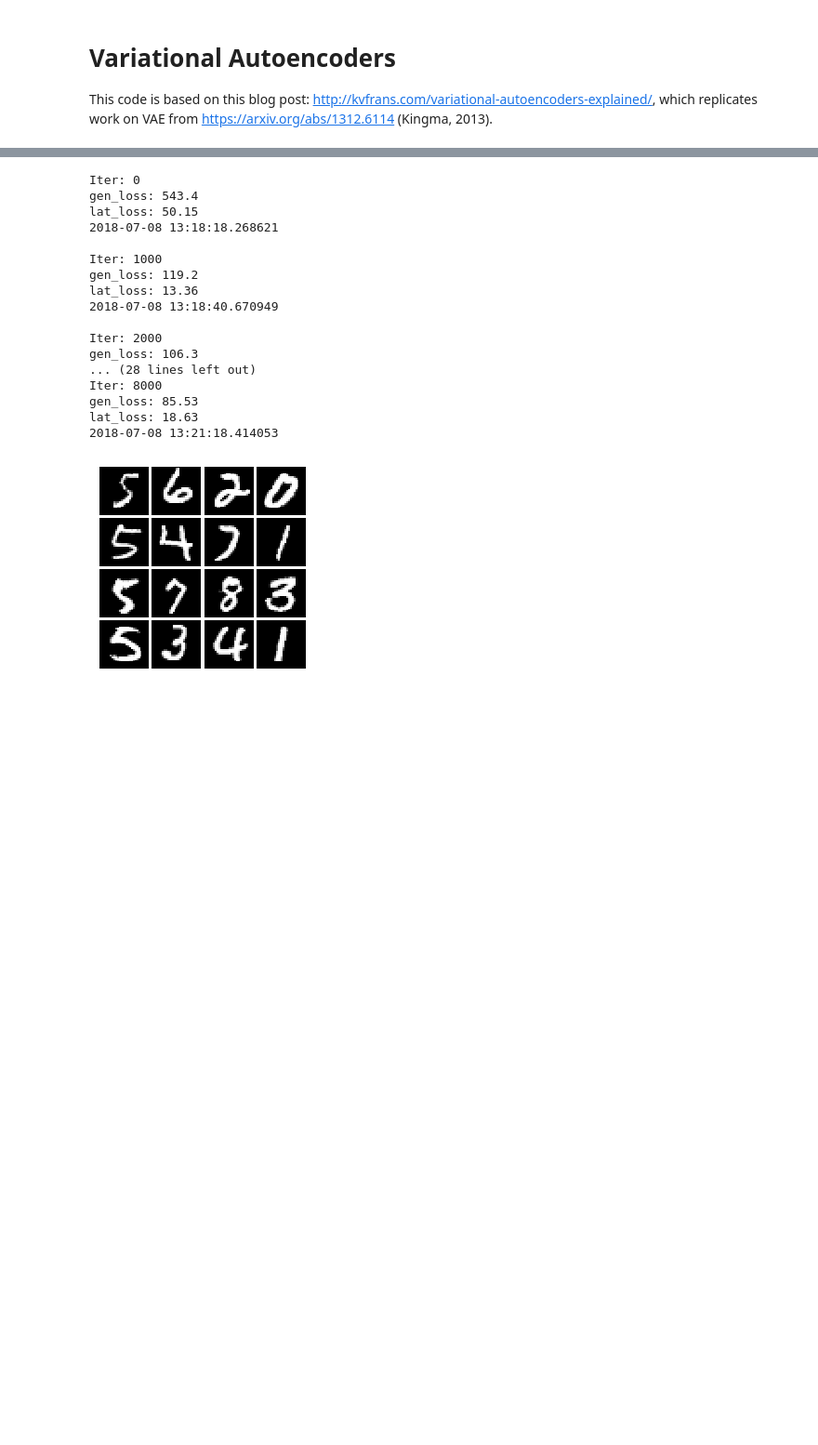
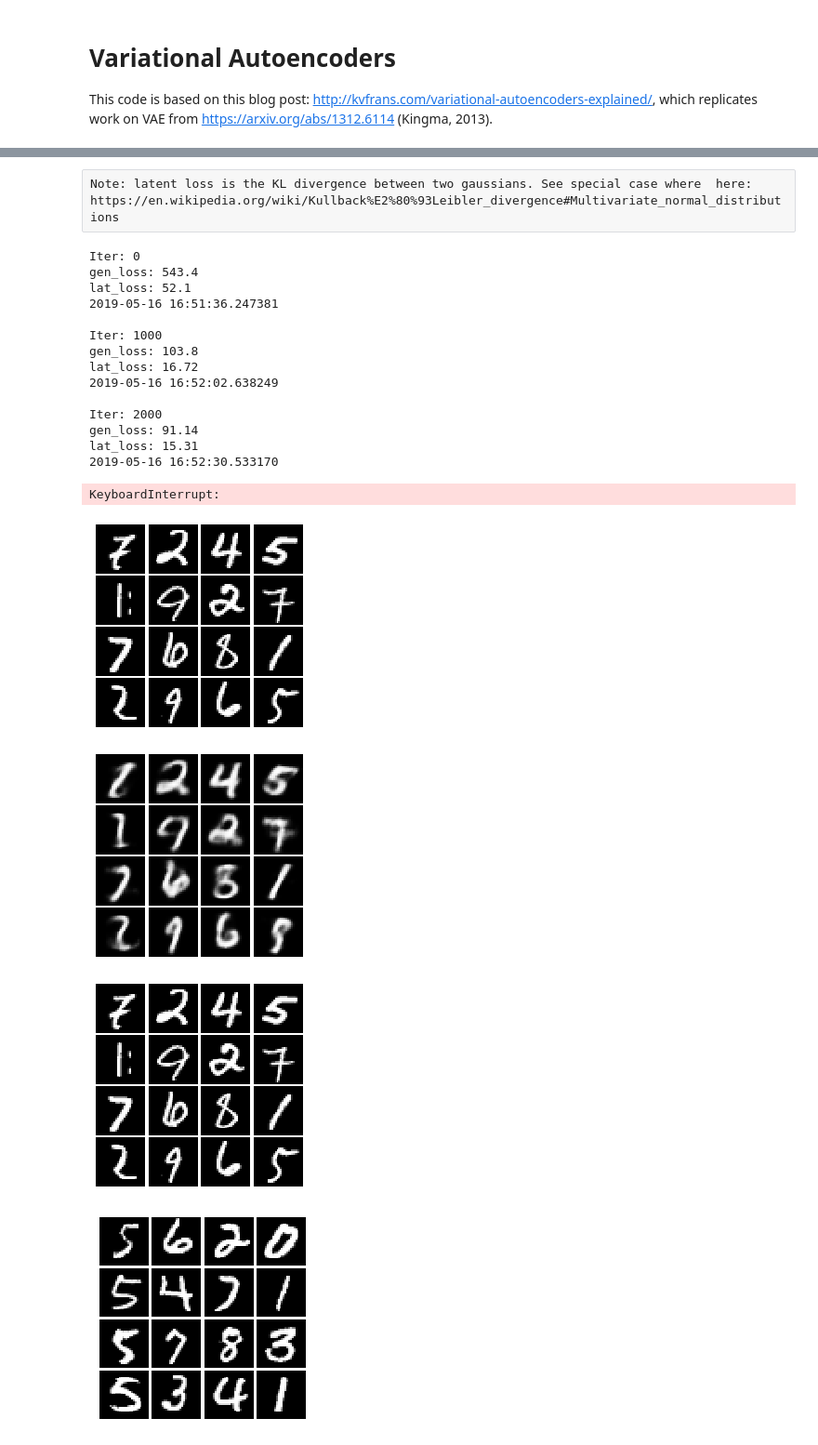
Before and after one commit to LiamConnell/topics_in_generative_modeling, a Jupyter notebook: VAE.ipynb, the cells around one changed output, grey strips where cells are left out. Shown: that part at 93% size. Cells and saved outputs as stored; diff of their text form; code cells hidden in the pictures; blank space fills up the shorter version.

```diff
--- a/VAE.ipynb
+++ b/VAE.ipynb
@@ -63,10 +63,10 @@ def decoder(z):
 
 
 
-z_mean, z_stddev = encoder(X_reshape)
+z_mean, z_var = encoder(X_reshape)
 
 samples = tf.random_normal([batchsize, n_z], 0, 1, dtype=tf.float32)
-z_code = z_mean + (z_stddev * samples)
+z_code = z_mean + (z_var * samples)
 
 generated_images = decoder(z_code)
 generated_flat = tf.reshape(generated_images, [-1, 784])
@@ -76,7 +76,7 @@ generated_flat = tf.reshape(generated_images, [-1, 784])
 generation_loss = -tf.reduce_sum(X * tf.log(1e-8 + generated_flat) +
                                  (1-X) * tf.log(1e-8 + 1 - generated_flat)
                                  ,1)
-latent_loss = 0.5 * tf.reduce_sum(tf.square(z_mean) + tf.square(z_stddev) - tf.log(1e-8 + tf.abs(z_stddev)) - 1,1)
+latent_loss = 0.5 * tf.reduce_sum(tf.square(z_mean) + tf.abs(z_var) - tf.log(1e-8 + tf.abs(z_var)) - 1,1)
 loss = tf.reduce_mean(generation_loss + latent_loss)
 
 optimizer = tf.train.AdamOptimizer(0.001).minimize(loss)
@@ -83,3 +90,5 @@ optimizer = tf.train.AdamOptimizer(0.001).minimize(loss)
+# %% [raw]
+Note: latent loss is the KL divergence between two gaussians. See special case where  here: https://en.wikipedia.org/wiki/Kullback%E2%80%93Leibler_divergence#Multivariate_normal_distributions
 # %%
 samples_fake = tf.random_normal([32, n_z], 0, 1, dtype=tf.float32)
 #samples_fake = tf.random_normal([n_z], 0, 1, dtype=tf.float32)
@@ -95,6 +104,8 @@ for it in range(9000):
 
     _, gen_loss, lat_loss = sess.run((optimizer, generation_loss, latent_loss),
                                      feed_dict={X: X_mb})
+
+    now = datetime.now()
     if it % 1000 == 0:
         print('Iter: {}'.format(it))
         print('gen_loss: {:.4}'. format(np.mean(gen_loss)))
@@ -104,21 +115,27 @@ for it in range(9000):
 # %% [output]
 Iter: 0
 gen_loss: 543.4
-lat_loss: 50.15
-2018-07-08 13:18:18.268621
+lat_loss: 52.1
+2019-05-16 16:51:36.247381
 
 Iter: 1000
-gen_loss: 119.2
-lat_loss: 13.36
-2018-07-08 13:18:40.670949
+gen_loss: 103.8
+lat_loss: 16.72
+2019-05-16 16:52:02.638249
 
 Iter: 2000
-gen_loss: 106.3
-... (28 lines left out)
-Iter: 8000
-gen_loss: 85.53
-lat_loss: 18.63
-2018-07-08 13:21:18.414053
+gen_loss: 91.14
+lat_loss: 15.31
+2019-05-16 16:52:30.533170
+KeyboardInterrupt:
+# %%
+g, r, z, z_mean, z_var = sess.run([generated_images, X_reshape, z_code, z_mean, z_var], feed_dict={X: X_mb})
+plot(g)
+plot(r)
+# %% [output]
+[figure, added]
+[figure, added]
+[figure, added]
 # %%
 g, r, z, z_mean, z_stddev = sess.run([generated_images, X_reshape, z_code, z_mean, z_stddev], feed_dict={X: X_mb})
 plot(g)
```
Also changed, not shown: parts of 2 cells of this notebook, 6 other files.
